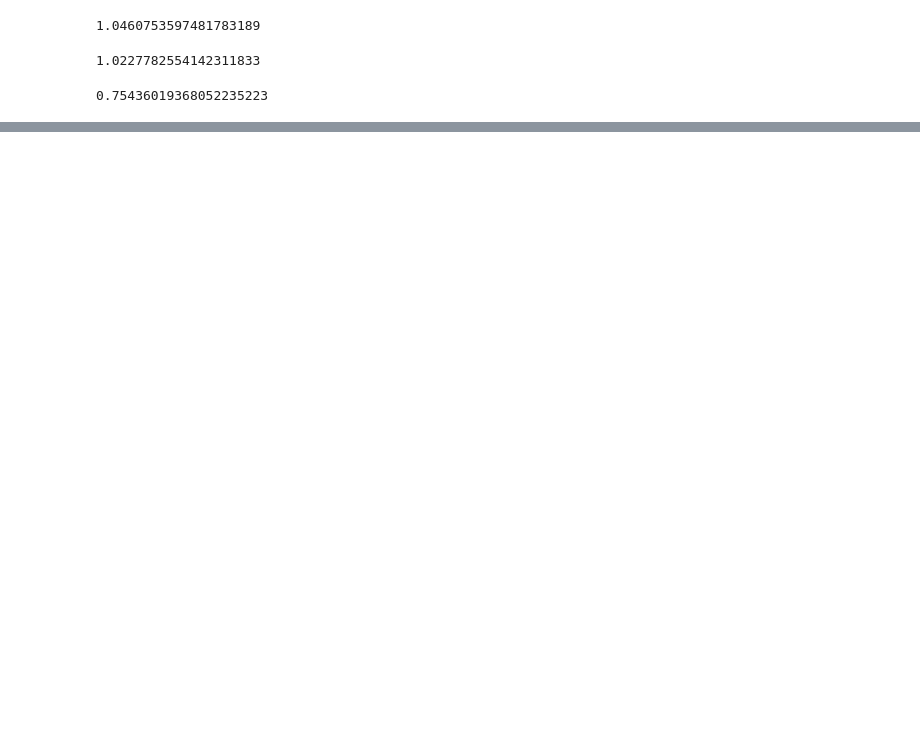
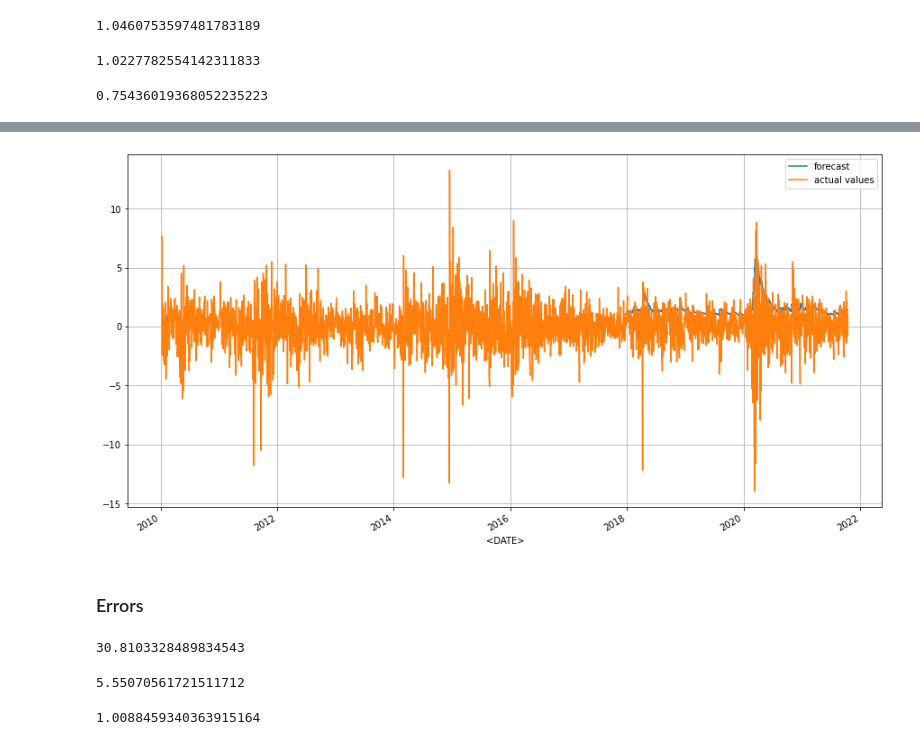
Before and after one commit to Northern125/fuzzy-volatility-modeling, a Jupyter notebook: testing_model.ipynb, the cells around one changed output, grey strips where cells are left out. Cells and saved outputs as stored; diff of their text form; code cells hidden in the pictures; blank space fills up the shorter version.

```diff
--- a/testing_model.ipynb
+++ b/testing_model.ipynb
@@ -542,0 +810,23 @@ mean_absolute_percentage_error(fvm.hist_output, test_small)
+# %%
+(fvm.hist_output ** .5).plot(label='forecast', figsize=(15, 8))
+input_data.plot(label='actual values')
+
+plt.legend()
+plt.grid()
+plt.show()
+# %% [output]
+[figure, added]
+# %% [markdown]
+### Errors
+# %%
+mean_squared_error(fvm.hist_output, test, squared=True)
+# %% [output]
+30.8103328489834543
+# %%
+mean_squared_error(fvm.hist_output, test, squared=False)
+# %% [output]
+5.55070561721511712
+# %%
+mean_absolute_percentage_error(fvm.hist_output, test)
+# %% [output]
+1.0088459340363915164
```
Also changed, not shown: parts of 47 cells of this notebook, 1 other file.
